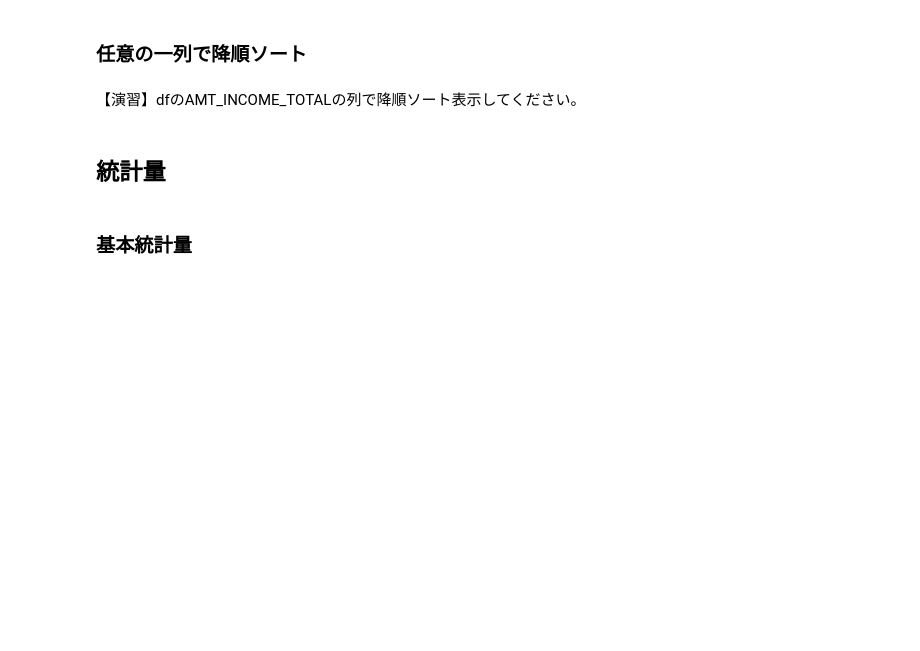
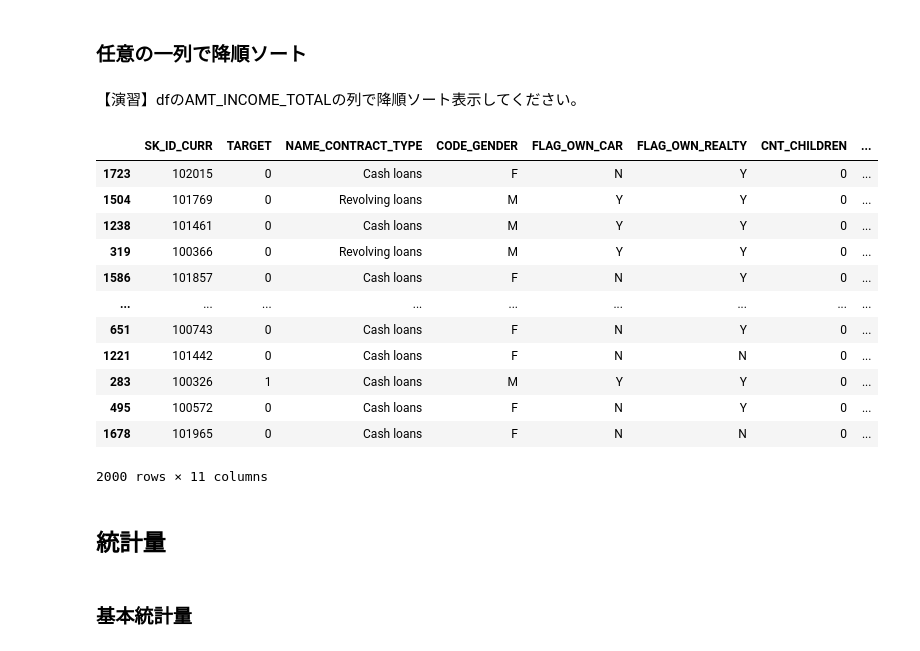
Before and after one commit to umenerineri/infovis-notebooks, a Jupyter notebook: exercise_6/pandas-review.ipynb, the cells around one changed output. Saved outputs shown, nothing was run; the diff lists cells and outputs as text; code cells hidden in the pictures; blank space fills up the shorter version.

```diff
--- a/exercise_6/pandas-review.ipynb
+++ b/exercise_6/pandas-review.ipynb
@@ -190,6 +341,21 @@ df = initialize(0)
 df = initialize(0)
 # %%
 # your code goes here
+df.sort_values("AMT_INCOME_TOTAL", ascending=False)
+# %% [output]
+|  | SK_ID_CURR | TARGET | NAME_CONTRACT_TYPE | CODE_GENDER | FLAG_OWN_CAR | FLAG_OWN_REALTY | CNT_CHILDREN | ... |
+| 1723 | 102015 | 0 | Cash loans | F | N | Y | 0 | ... |
+| 1504 | 101769 | 0 | Revolving loans | M | Y | Y | 0 | ... |
+| 1238 | 101461 | 0 | Cash loans | M | Y | Y | 0 | ... |
+| 319 | 100366 | 0 | Revolving loans | M | Y | Y | 0 | ... |
+| 1586 | 101857 | 0 | Cash loans | F | N | Y | 0 | ... |
+| ... | ... | ... | ... | ... | ... | ... | ... | ... |
+| 651 | 100743 | 0 | Cash loans | F | N | Y | 0 | ... |
+| 1221 | 101442 | 0 | Cash loans | F | N | N | 0 | ... |
+| 283 | 100326 | 1 | Cash loans | M | Y | Y | 0 | ... |
+| 495 | 100572 | 0 | Cash loans | F | N | Y | 0 | ... |
+| 1678 | 101965 | 0 | Cash loans | F | N | N | 0 | ... |
+2000 rows × 11 columns
 # %% [markdown]
 ## 統計量
 # %% [markdown]
```
Also changed, not shown: parts of 23 cells of this notebook, 1 other file.
